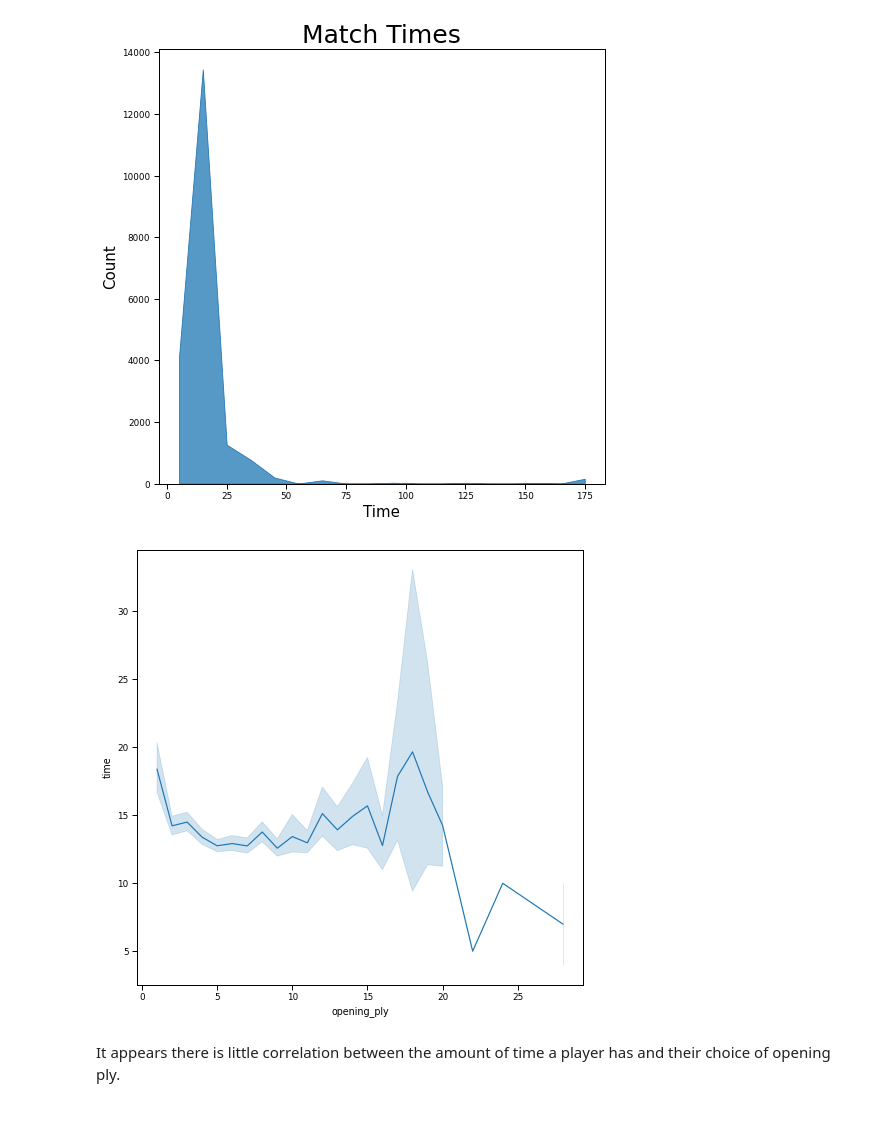
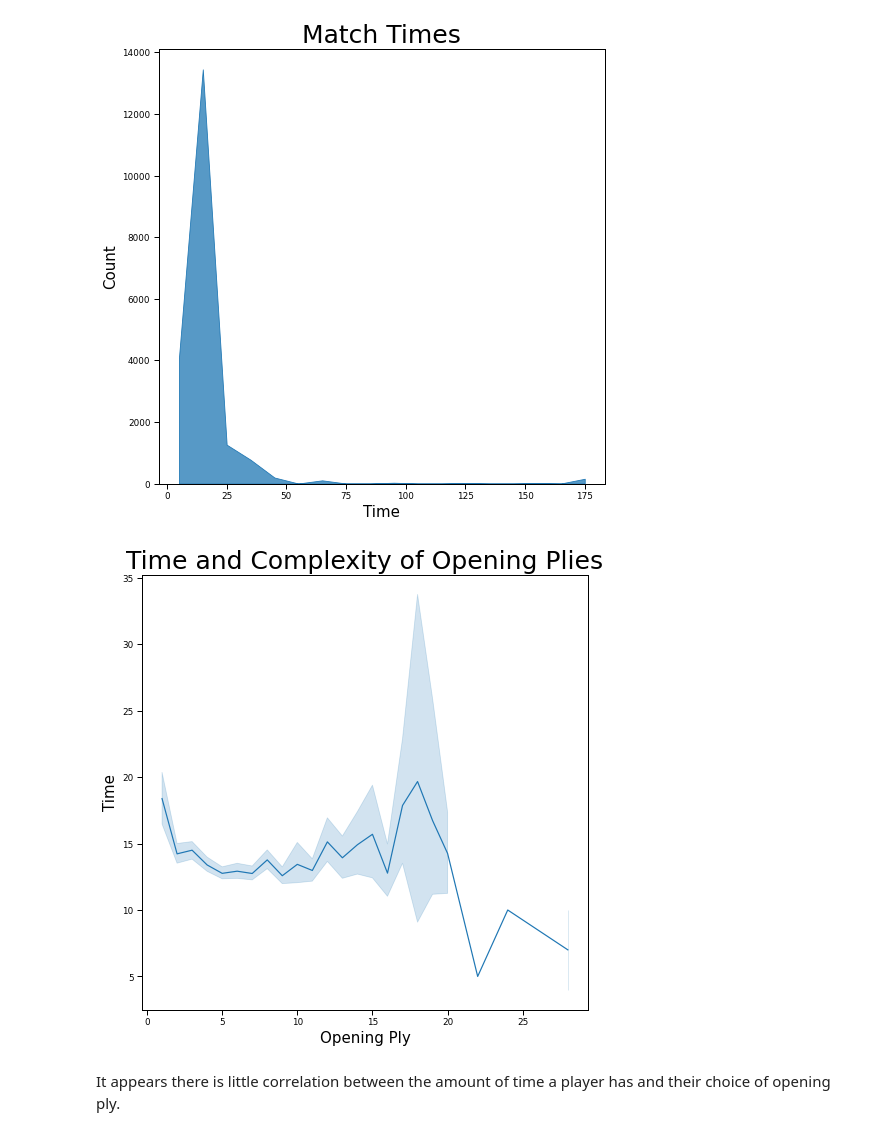
Before and after one commit to data301-2020-winter1/course-project-group_6025, a Jupyter notebook: analysis/Robiian1989/Milestone 2.ipynb, the cells around one changed output. Cells and saved outputs as stored; diff of their text form; code cells hidden in the pictures.

Commit message:
fixed figure 9

```diff
--- a/analysis/Robiian1989/Milestone 2.ipynb
+++ b/analysis/Robiian1989/Milestone 2.ipynb
@@ -223,9 +223,12 @@ plt.savefig('match_times')
 # %%
 #correlation of time with opening ply
 plt.figure(figsize=(8,8))
 sns.lineplot(y='time',x='opening_ply',data=df2,palette='rainbow')
-plt.savefig('time_and_ply')
+plt.title('Time and Complexity of Opening Plies',size=25)
+plt.xlabel('Opening Ply',size=15)
+plt.ylabel('Time',size=15)
+plt.savefig('time_and_ply_2')
 # %% [output]
-[figure, old version]
+[figure, new version]
 # %% [markdown]
 It appears there  is little correlation between the amount of time a player has and their choice of opening ply.
```
Also changed, not shown: 2 other files.
